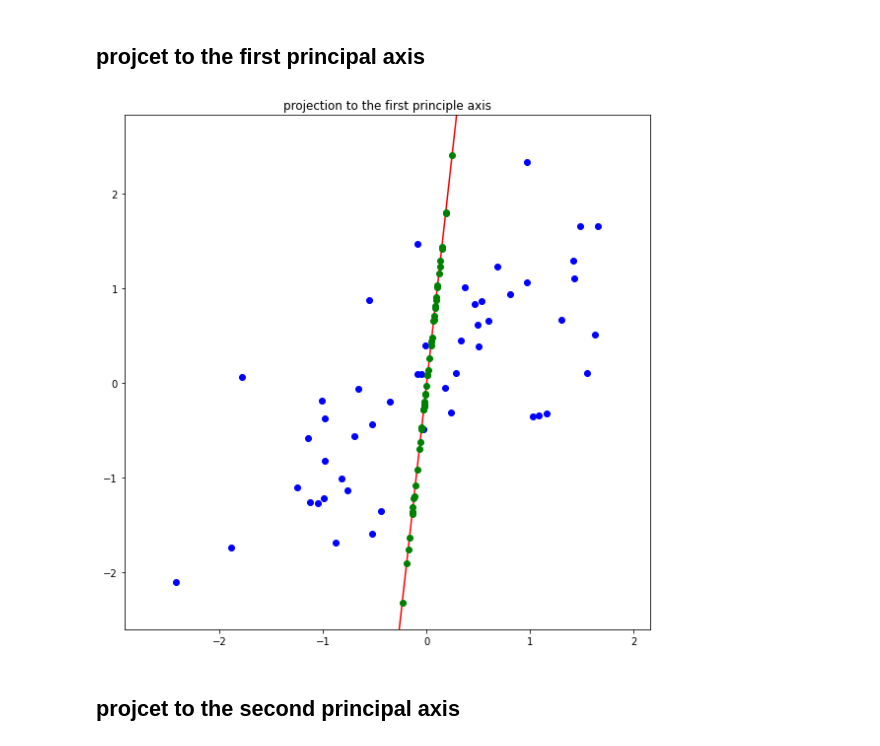
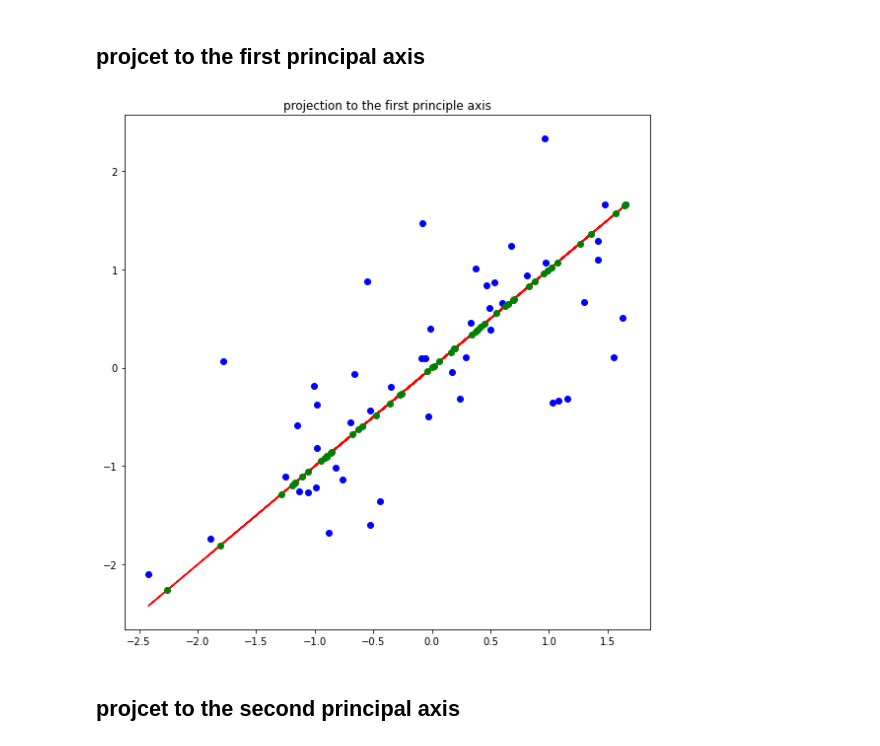
Before and after one commit to InKyeongBae/assignment-machine-learning, a Jupyter notebook: assignment12/assignment_12.ipynb, the cells around one changed output. Saved outputs shown, nothing was run; the diff lists cells and outputs as text; code cells hidden in the pictures.

```diff
--- a/assignment12/assignment_12.ipynb
+++ b/assignment12/assignment_12.ipynb
@@ -168,16 +166,44 @@ def compute_projection_onto_line(feature, vector):
+# %%
+def compute_projection_onto_line(vector0, vector1):
+
+    vector = np.array([vector0, vector1])
+
+    square = np.square(np.linalg.norm(vector))
+    projection = []
+
+    x, y = normalization(feature)
+    feature[:,0]=x
+    feature[:,1]=y
+    for i in feature:
+        vd = i.dot(vector)
+        projection.append([ (vector0 * vd)/square , (vector1 * vd)/square ])
+
+    projection = np.array(projection)
+
+    return projection
 # %% [markdown]
 ## projcet to the first principal axis
-# %%
-plt.figure(figsize=(8,8))
-plt.title('projection to the first principle axis')
-# ===================================================
-# fill up the blank
-#
-#
-# ===================================================
-plt.tight_layout()
-plt.show()
-# %% [output]
-[figure, removed]
+# %%
+def plot_first_projection(X) :
+    eigen_vec_1_S, eigen_vec_1_U = compute_eigen(X)[1][:,0]
+    x, y = normalization(feature)
+
+    plt.figure(figsize=(8,8))
+    plt.title('projection to the first principle axis')
+
+    inc_1 = eigen_vec_1_U / eigen_vec_1_S
+    plt.scatter(x,y,color='blue')
+    yy = inc_1 * x
+    plt.plot(x,yy, '-', color = 'red')
+
+    res = compute_projection_onto_line(eigen_vec_1_S, eigen_vec_1_U)
+    plt.scatter(res[:,0],res[:,1] , color='green', zorder=10)
+
+    plt.tight_layout()
+    plt.show()
+
+plot_first_projection(X)
+# %% [output]
+[figure, added]
 # %% [markdown]
 ## projcet to the second principal axis
```
Also changed, not shown: parts of 7 cells of this notebook.
